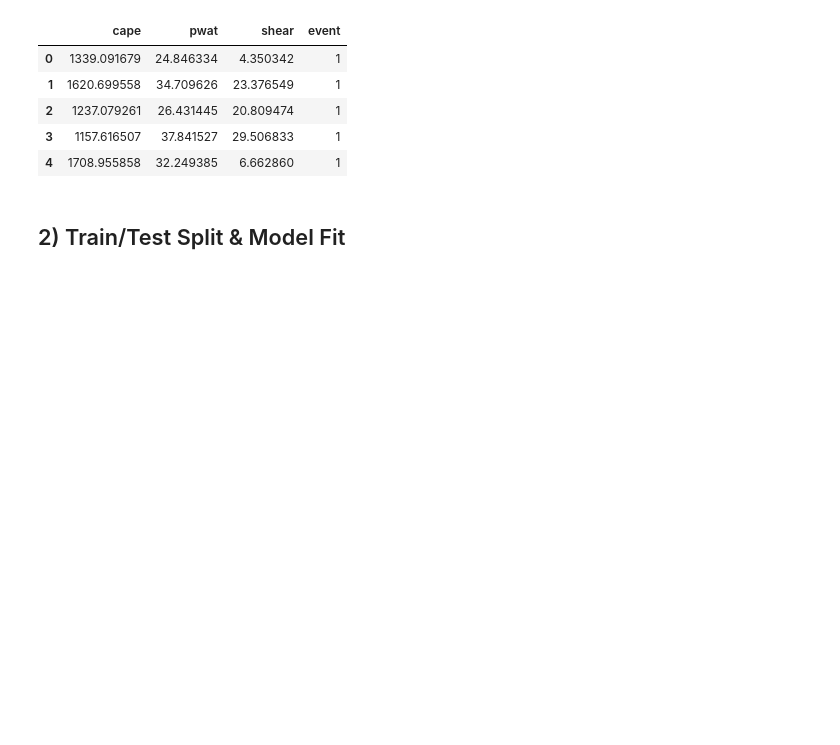
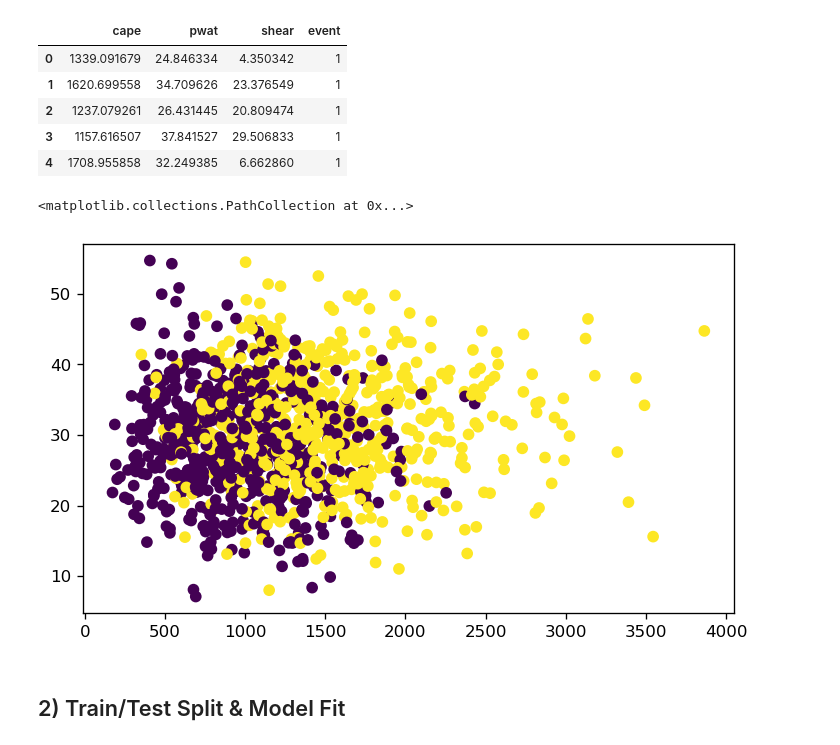
Before and after one commit to njm12-code/ATMS-523-Module-5-LogReg-Demo, a Jupyter notebook: notebooks/ATMS 523 Module 5 - LogReg_Weather_Activity.ipynb, the cells around one changed output. Cells and saved outputs as stored; diff of their text form; code cells hidden in the pictures; blank space fills up the shorter version.

```diff
--- a/notebooks/ATMS 523 Module 5 - LogReg_Weather_Activity.ipynb
+++ b/notebooks/ATMS 523 Module 5 - LogReg_Weather_Activity.ipynb
@@ -81,6 +83,11 @@ df.head()
 | 2 | 1237.079261 | 26.431445 | 20.809474 | 1 |
 | 3 | 1157.616507 | 37.841527 | 29.506833 | 1 |
 | 4 | 1708.955858 | 32.249385 | 6.662860 | 1 |
+# %%
+plt.scatter(df.cape, df.pwat, c=df.event)
+# %% [output]
+<matplotlib.collections.PathCollection at 0x...>
+[figure, added]
 # %% [markdown]
 
 ## 2) Train/Test Split & Model Fit
```
Also changed, not shown: parts of 2 cells of this notebook.
